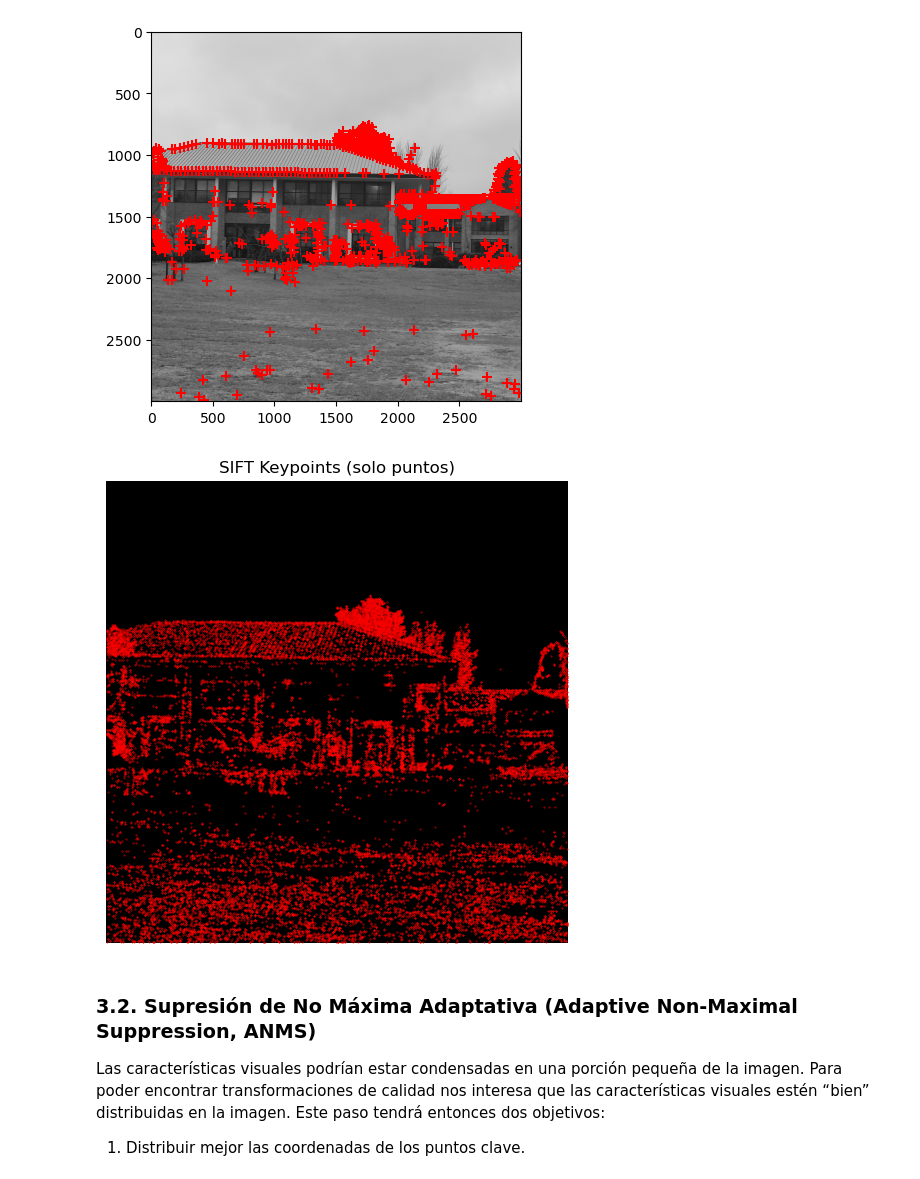
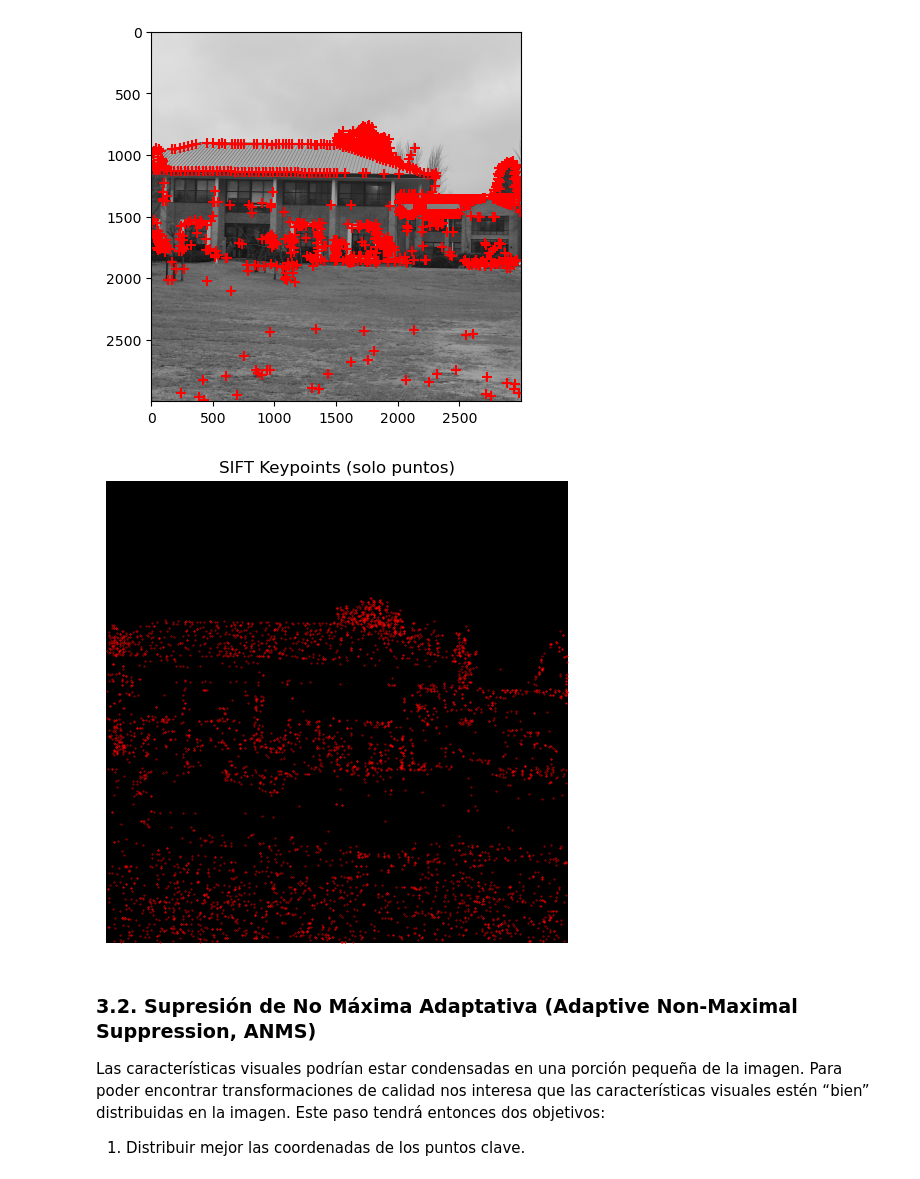
Before and after one commit to belendepaloo/Vision-Artificial, a Jupyter notebook: Castañeda_Depalo_tp1_pano/tp1_pano.ipynb, the cells around one changed output. Saved outputs shown, nothing was run; the diff lists cells and outputs as text; code cells hidden in the pictures.

```diff
--- a/Castañeda_Depalo_tp1_pano/tp1_pano.ipynb
+++ b/Castañeda_Depalo_tp1_pano/tp1_pano.ipynb
@@ -55,21 +55,30 @@ plot_corners(img0, method='shi-tomasi')
 # %%
 #SIFT
 
 sift = cv2.SIFT_create()
 keypoints, descriptors = sift.detectAndCompute(img0, None)
 
+
+keypoints_red = []
+for kp in keypoints:
+    x, y = kp.pt
+    if int(x) % 2 == 0 or int(y) % 3 == 0 or int(x) % 5 == 0 or int(y) % 7 == 0 or int(x) % 11 == 0 or int(y) % 13 == 0:
+        pass
+    else:
+        keypoints_red.append(kp)
+
 # Extraer coordenadas de los keypoints
-pts = np.array([kp.pt for kp in keypoints])
+pts = np.array([kp.pt for kp in keypoints_red])
 
 # Mostrar solo los puntos sobre fondo blanco
 plt.figure(figsize=(8, 6))
 plt.imshow(np.ones(img0.shape[:2]), cmap='gray')  # fondo blanco
 plt.scatter(pts[:, 0], pts[:, 1], s=0.1, c='red')
 plt.title("SIFT Keypoints (solo puntos)")
 plt.axis('off')
 plt.show()
 # %% [output]
-[figure, old version]
+[figure, new version]
 # %% [markdown]
 ### 3.2. Supresión de No Máxima Adaptativa (Adaptive Non-Maximal Suppression, ANMS)
 Las características visuales podrían estar condensadas en una porción pequeña
```
Also changed, not shown: parts of 2 cells of this notebook.
